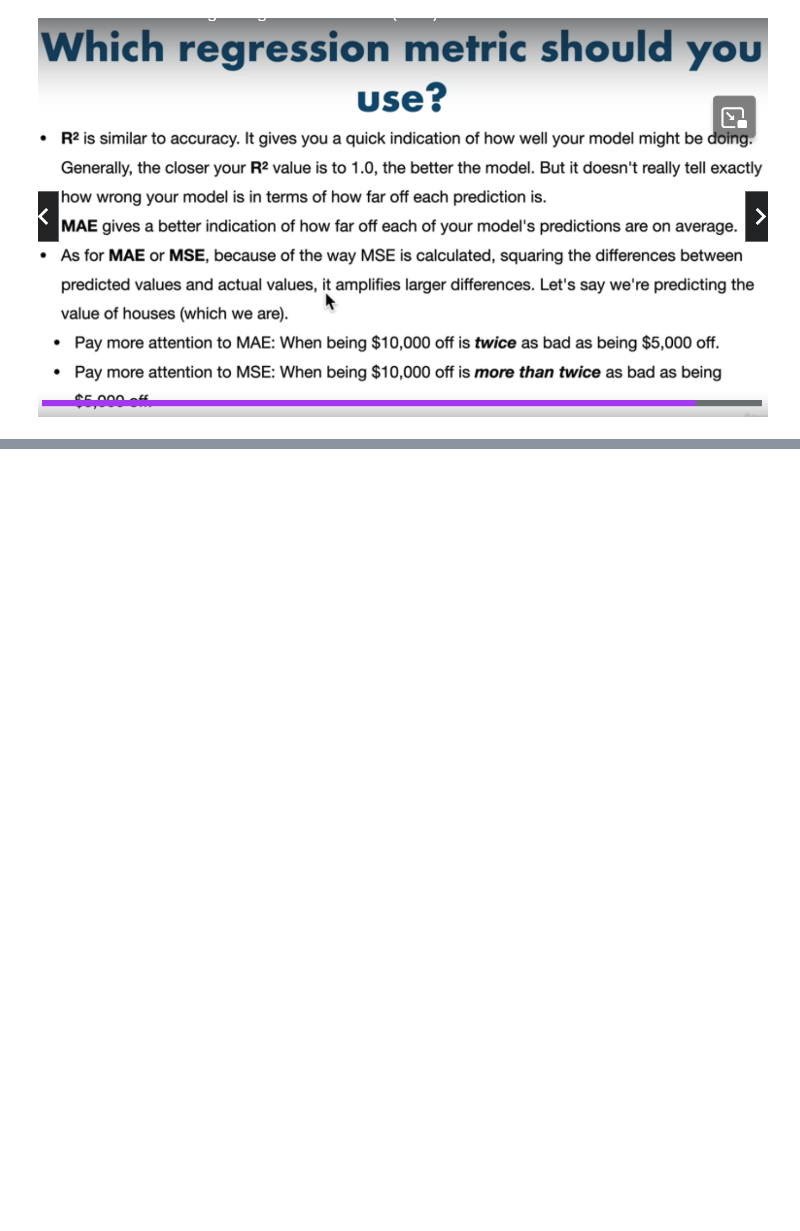
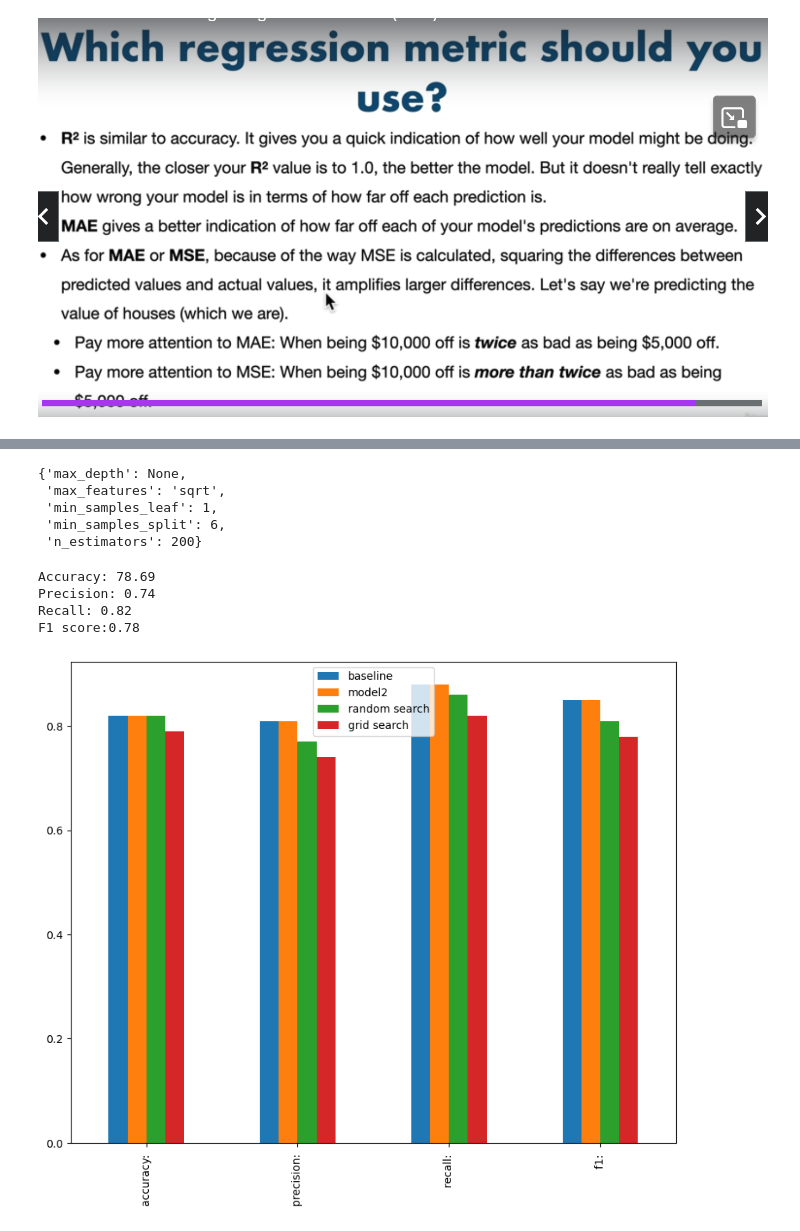
Before and after one commit to AllergictoCrustaceans/ml_gamedev_fullstack_snippets, a Jupyter notebook: machine_learning_and_data_science/sklearn_basics.ipynb, the cells around one changed output, grey strips where cells are left out. Saved outputs shown, nothing was run; the diff lists cells and outputs as text; code cells hidden in the pictures; blank space fills up the shorter version.

```diff
--- a/machine_learning_and_data_science/sklearn_basics.ipynb
+++ b/machine_learning_and_data_science/sklearn_basics.ipynb
@@ -1339,0 +1734,6 @@ df_large_error["squared_differences"].mean()
+# %%
+# Make prediction with the best parameters
+rs_y_preds = rs_model.predict(X_test)
+
+# evaluate predictions
+rs_metrics = evaluate_preds(y_test, rs_y_preds)
@@ -1339,0 +1756,23 @@ df_large_error["squared_differences"].mean()
+# %%
+from sklearn.model_selection import GridSearchCV, train_test_split
+
+np.random.seed(42)
+
+# split X and y
+X = heart_disease_shuffle.drop("target", axis=1)
+y = heart_disease_shuffle["target"]
+
+# split train, test
+X_train, X_test, y_train, y_test = train_test_split(X, y, test_size=0.2)
+
+# instantiate model
+model = RandomForestClassifier(n_jobs=1)
+
+# setup GridSearchCV
+gs_model = GridSearchCV(estimator=model,
+                        param_grid=grid_2,
+                        cv=5,
+                        verbose=2)
+
+# fit the GridSearchCV version to model
+gs_model.fit(X_train, y_train);
@@ -1339,0 +1796,30 @@ df_large_error["squared_differences"].mean()
+# %%
+gs_model.best_params_
+# %% [output]
+{'max_depth': None,
+ 'max_features': 'sqrt',
+ 'min_samples_leaf': 1,
+ 'min_samples_split': 6,
+ 'n_estimators': 200}
+# %%
+# make prediction with best parameters
+gs_y_preds = gs_model.predict(X_test)
+
+# evaluate predictions
+gs_metrics = evaluate_preds(y_test, gs_y_preds)
+# %% [output]
+Accuracy: 78.69
+Precision: 0.74
+Recall: 0.82
+F1 score:0.78
+# %%
+# compare the models' metrics
+compare_metrics = pd.DataFrame({"baseline": baseline_metrics,
+                                "model2": model2_metrics,
+                                "random search": rs_metrics,
+                                "grid search": gs_metrics
+                               })
+
+compare_metrics.plot.bar(figsize=(10, 8));
+# %% [output]
+[figure, added]
```
Also changed, not shown: parts of 67 cells of this notebook.
